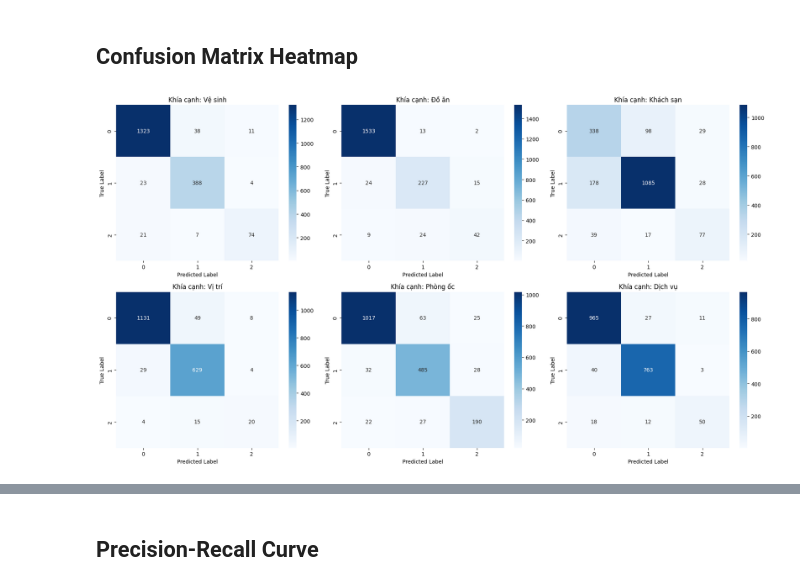
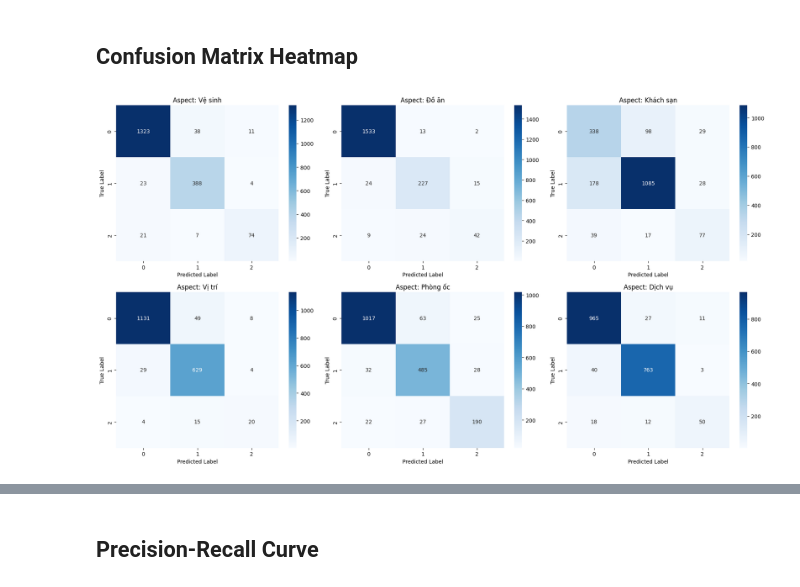
Before and after one commit to iamDicun/ML-23KHDL1-Lab, a Jupyter notebook: models/model_svm/SVM_Baseline.ipynb, the cells around one changed output, grey strips where cells are left out. Saved outputs shown, nothing was run; the diff lists cells and outputs as text; code cells hidden in the pictures.

```diff
--- a/models/model_svm/SVM_Baseline.ipynb
+++ b/models/model_svm/SVM_Baseline.ipynb
@@ -254,25 +254,25 @@ Average F1-macro: 0.8263
 # %%
 target_names = ['vệ sinh', 'đồ ăn', 'khách sạn', 'vị trí', 'phòng ốc', 'dịch vụ']
 
 fig, axes = plt.subplots(2, 3, figsize=(18, 10))
 axes = axes.flatten()
 
 for i, aspect in enumerate(target_names):
     # Obtain the actual and predicted labels for aspect i
     y_true_i = y_test.iloc[:, i] if hasattr(y_test, 'iloc') else y_test[:, i]
     y_pred_i = y_pred[:, i]
 
     # Calculate Confusion Matrix
     cm = confusion_matrix(y_true_i, y_pred_i, labels=[0, 1, 2])
 
     # Draw Heatmap
     sns.heatmap(cm, annot=True, fmt='d', cmap='Blues', ax=axes[i],
                 xticklabels=['0', '1', '2'], yticklabels=['0', '1', '2'])
-    axes[i].set_title(f"Khía cạnh: {aspect.capitalize()}")
+    axes[i].set_title(f"Aspect: {aspect.capitalize()}")
     axes[i].set_xlabel('Predicted Label')
     axes[i].set_ylabel('True Label')
 
 plt.tight_layout()
 plt.show()
 # %% [output]
-[figure, old version]
+[figure, new version]
```
Also changed, not shown: parts of 1 cell of this notebook.
